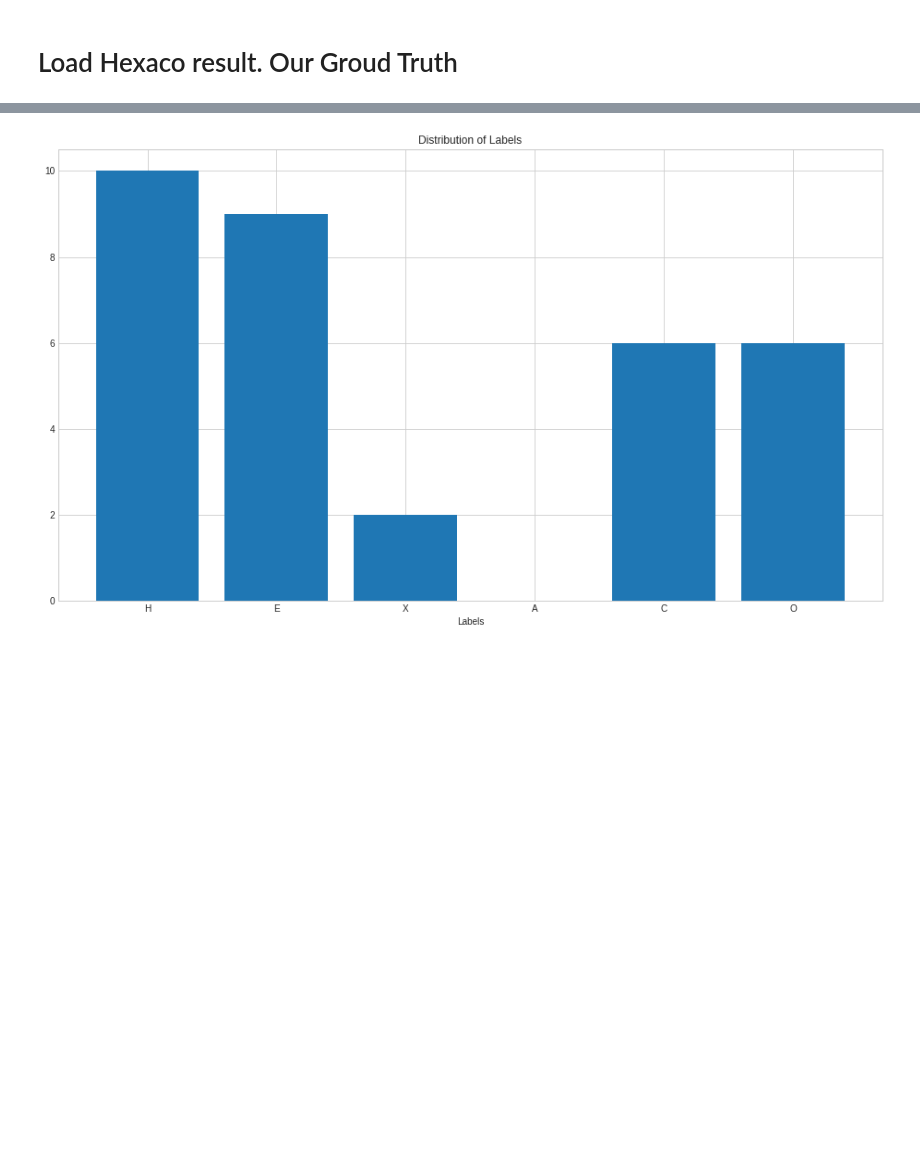
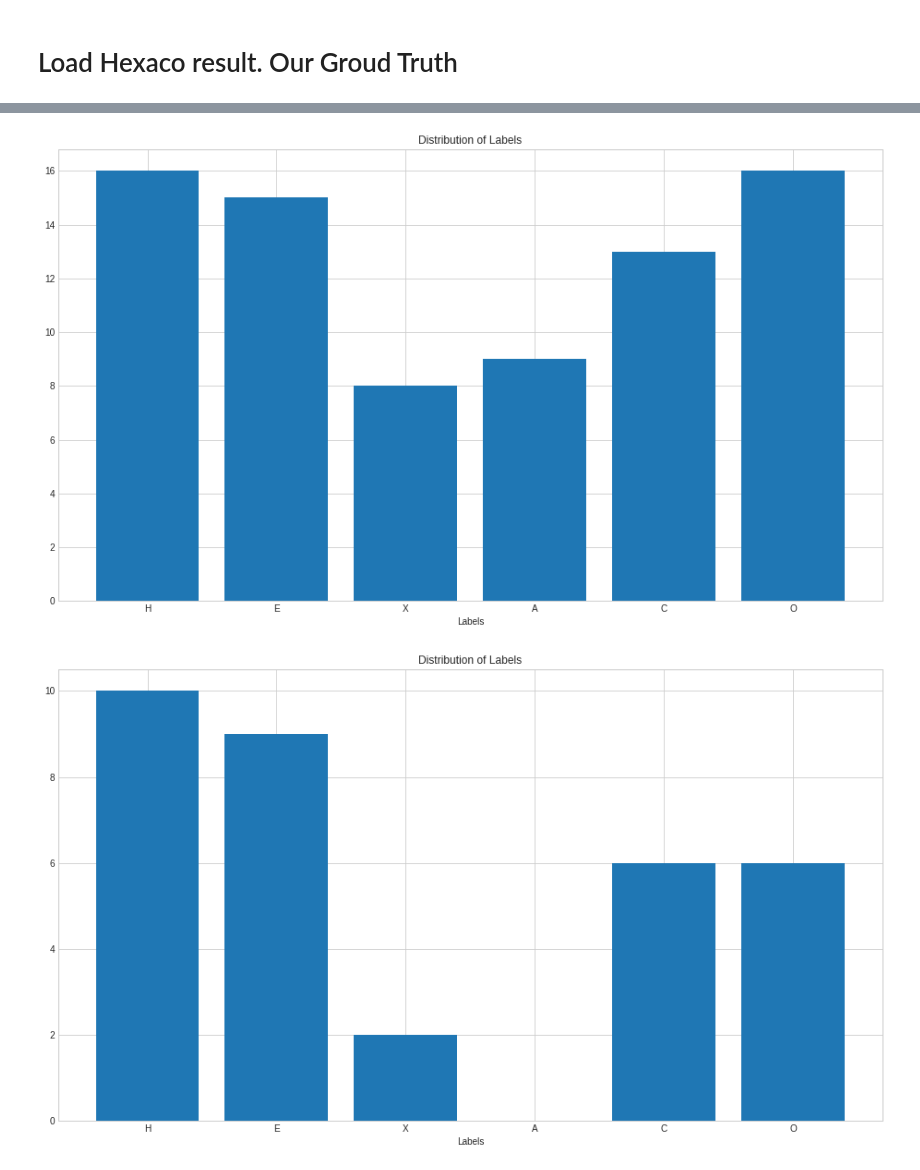
Before and after one commit to akraradets/2021JanHCI, a Jupyter notebook: 3-preprocess/9-report.ipynb, the cells around one changed output, grey strips where cells are left out. Saved outputs shown, nothing was run; the diff lists cells and outputs as text; code cells hidden in the pictures; blank space fills up the shorter version.

```diff
--- a/3-preprocess/9-report.ipynb
+++ b/3-preprocess/9-report.ipynb
@@ -52 +79,10 @@ gt
+# %%
+fig, ax = plt.subplots(figsize=(16,9))
+ax.bar(['H','E','X','A','C','O'],[ sum(gt['lh']), sum(gt['le']), sum(gt['lx']), sum(gt['la']), sum(gt['lc']), sum(gt['lo'])  ])
+ax.set_title("Distribution of Labels")
+ax.set_xlabel("Labels")
+# ax.set_ylabel("Distribution of Labels")
+plt.show()
+# %% [output]
+[figure, added]
 # %%
```
Also changed, not shown: parts of 3 cells of this notebook.
